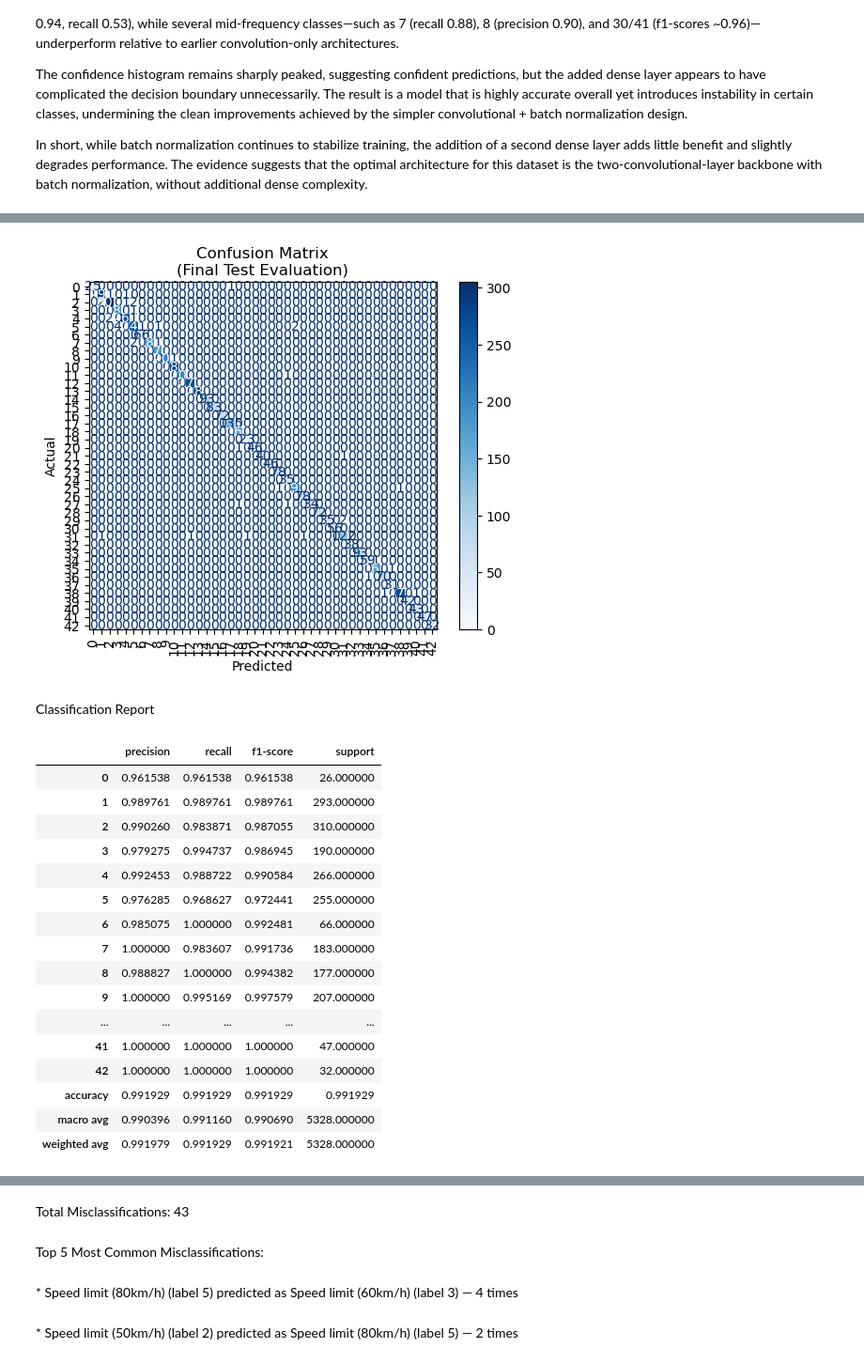
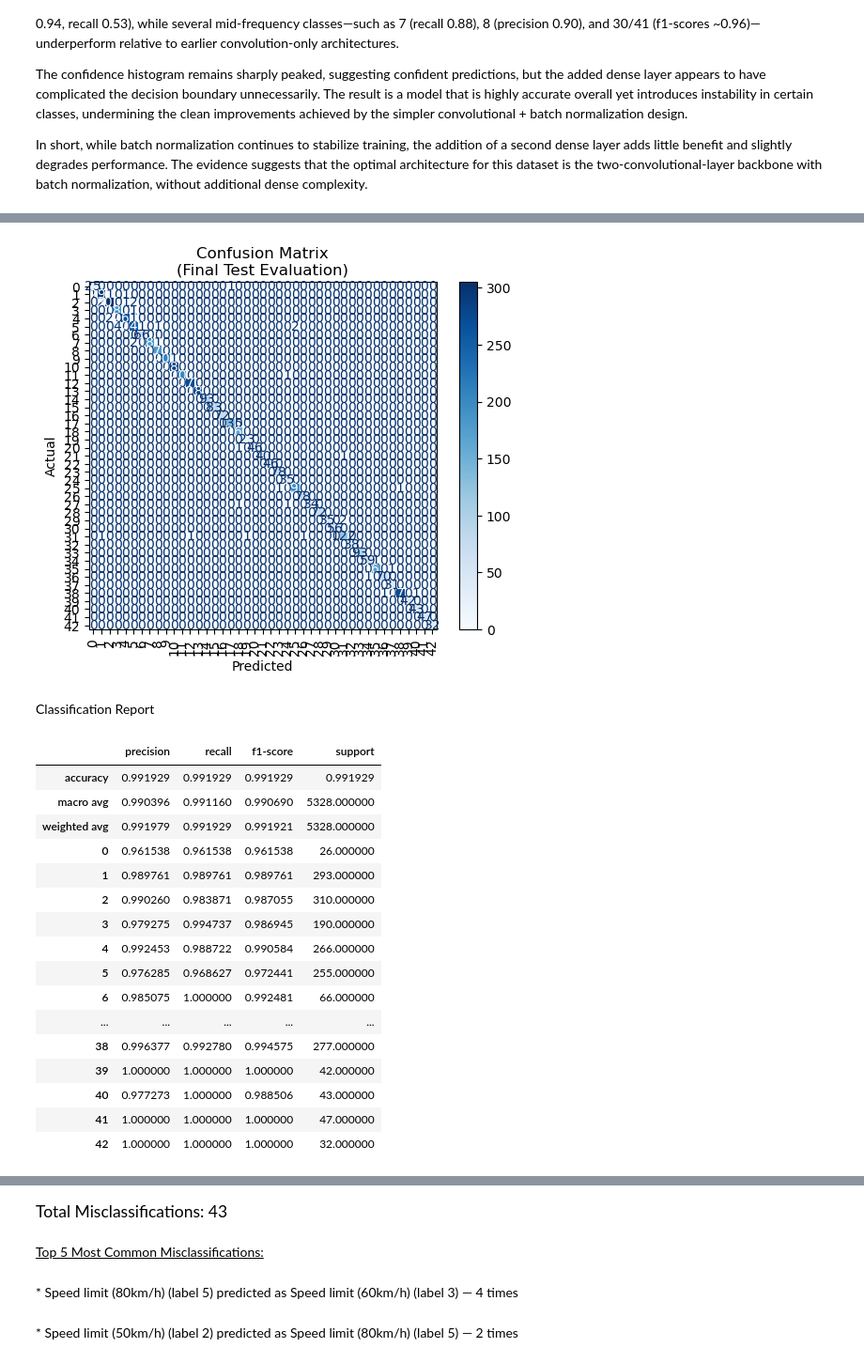
Before and after one commit to johbry17/Red-Light-Green-Light, a Jupyter notebook: notebooks/model_evaluation.ipynb, the cells around one changed output, grey strips where cells are left out. Shown at 94% size. Drawn from its saved outputs; the diff is of its cells as text; code cells hidden in the pictures.

Commit message:
feat: finalize sass for model_evaluation.ipynb

```diff
--- a/notebooks/model_evaluation.ipynb
+++ b/notebooks/model_evaluation.ipynb
@@ -161,6 +175,9 @@ def plot_and_save_training_curves(history, model_name="model"):
     plt.savefig(f"../results/images/{model_name}_training_curves.png")
     plt.show()
 
+    # Spacer
+    display(HTML('<div class="spacer"></div>'))
+
 
 # Confusion Matrix
 def plot_and_save_confusion_matrix(y_true, y_pred_classes, model_name="model"):
@@ -196,8 +213,13 @@ def save_classification_report(y_true, y_pred_classes, model_name="model"):
     report_df = pd.DataFrame(report).transpose()
     report_df.to_csv(f"../results/{model_name}_classification_report.csv")
 
+    # Reorder rows: move 'accuracy', 'macro avg', 'weighted avg' to the top
+    special_rows = ["accuracy", "macro avg", "weighted avg"]
+    other_rows = [row for row in report_df.index if row not in special_rows]
+    new_order = special_rows + other_rows
+    report_df = report_df.loc[new_order]
+
     # Print the report to console
-    # print("Classification Report:")
     display(HTML('<div class="classification">Classification Report</div>'))
     display(report_df)
 
@@ -224,6 +246,9 @@ def show_top_misclassifications(
     per_class: number of images to show per misclassification type
     model_name: string, name to use in saved filenames
     """
+    # Spacer
+    display(HTML('<div class="spacer"></div>'))
+
     # Use default signname map if none provided
     if signname_map is None:
         signname_map = SIGNNAME_MAP
@@ -273,6 +298,9 @@ def show_top_misclassifications(
     plt.savefig(f"../results/images/{model_name}_top_misclassifications.png")
     plt.show()
 
+    # Spacer
+    display(HTML('<div class="spacer"></div>'))
+
 
 # Most Common Misclassifications
 def most_common_misclassifications(y_true, y_pred, top_n=5, signname_map=SIGNNAME_MAP):
@@ -286,14 +314,24 @@ def most_common_misclassifications(y_true, y_pred, top_n=5, signname_map=SIGNNAM
     # Find misclassifications, count occurrences, and print top N errors
     errors = [(t, p) for t, p in zip(y_true, y_pred) if t != p]
     counter = Counter(errors)
-    display(HTML(f'<div class="misclass-summary">Total Misclassifications: {len(errors)}</div>'))
-    display(HTML(f'<div class="misclass-summary">Top {top_n} Most Common Misclassifications:</div>'))
+    display(
+        HTML(
+            f'<div class="misclass-summary" style="font-size: 1.25em;">Total Misclassifications: {len(errors)}</div>'
+        )
+    )
+    display(
+        HTML(
+            f'<div class="misclass-summary" style="text-decoration: underline;">Top {top_n} Most Common Misclassifications:</div>'
+        )
+    )
     for (true, pred), count in counter.most_common(top_n):
         true_name = signname_map.get(true, str(true))
         pred_name = signname_map.get(pred, str(pred))
-        display(HTML(
-            f'<div class="misclass-detail">* {true_name} (label {true}) predicted as {pred_name} (label {pred}) — {count} times</div>'
-        ))
+        display(
+            HTML(
+                f'<div class="misclass-detail">* {true_name} (label {true}) predicted as {pred_name} (label {pred}) — {count} times</div>'
+            )
+        )
 
 
 # Misclassification Confidence Histogram
@@ -308,6 +346,9 @@ def plot_misclassification_confidence_histogram(
     bins: number of bins in the histogram
     model_name: string, name to use in saved filenames
     """
+    # Spacer
+    display(HTML('<div class="spacer"></div>'))
+
     # Find indices of misclassified samples
     misclassified = np.where(y_true != y_pred_classes)[0]
     # If no misclassifications, print message and return
@@ -1244,7 +1299,7 @@ With training complete, the ultimate test of any model is performance on unseen
 model = load_model("../models/Two_Convolutional_with_Batch_Normalization.h5")
 
 # Evaluate on test set
-y_pred = model.predict(x_test)
+y_pred = model.predict(x_test, verbose=0)
 y_pred_classes = y_pred.argmax(axis=1)
 y_true = y_test.argmax(axis=1)
 
@@ -1263,6 +1317,9 @@ save_model_summary(model, "Final_Test_Evaluation")
 [figure]
 Classification Report
 |  | precision | recall | f1-score | support |
+| accuracy | 0.991929 | 0.991929 | 0.991929 | 0.991929 |
+| macro avg | 0.990396 | 0.991160 | 0.990690 | 5328.000000 |
+| weighted avg | 0.991979 | 0.991929 | 0.991921 | 5328.000000 |
 | 0 | 0.961538 | 0.961538 | 0.961538 | 26.000000 |
 | 1 | 0.989761 | 0.989761 | 0.989761 | 293.000000 |
 | 2 | 0.990260 | 0.983871 | 0.987055 | 310.000000 |
@@ -1270,12 +1327,9 @@ Classification Report
 | 4 | 0.992453 | 0.988722 | 0.990584 | 266.000000 |
 | 5 | 0.976285 | 0.968627 | 0.972441 | 255.000000 |
 | 6 | 0.985075 | 1.000000 | 0.992481 | 66.000000 |
-| 7 | 1.000000 | 0.983607 | 0.991736 | 183.000000 |
-| 8 | 0.988827 | 1.000000 | 0.994382 | 177.000000 |
-| 9 | 1.000000 | 0.995169 | 0.997579 | 207.000000 |
 | ... | ... | ... | ... | ... |
+| 38 | 0.996377 | 0.992780 | 0.994575 | 277.000000 |
+| 39 | 1.000000 | 1.000000 | 1.000000 | 42.000000 |
+| 40 | 0.977273 | 1.000000 | 0.988506 | 43.000000 |
 | 41 | 1.000000 | 1.000000 | 1.000000 | 47.000000 |
 | 42 | 1.000000 | 1.000000 | 1.000000 | 32.000000 |
-| accuracy | 0.991929 | 0.991929 | 0.991929 | 0.991929 |
-| macro avg | 0.990396 | 0.991160 | 0.990690 | 5328.000000 |
-| weighted avg | 0.991979 | 0.991929 | 0.991921 | 5328.000000 |
```
Also changed, not shown: parts of 29 cells of this notebook, 2 other files.
